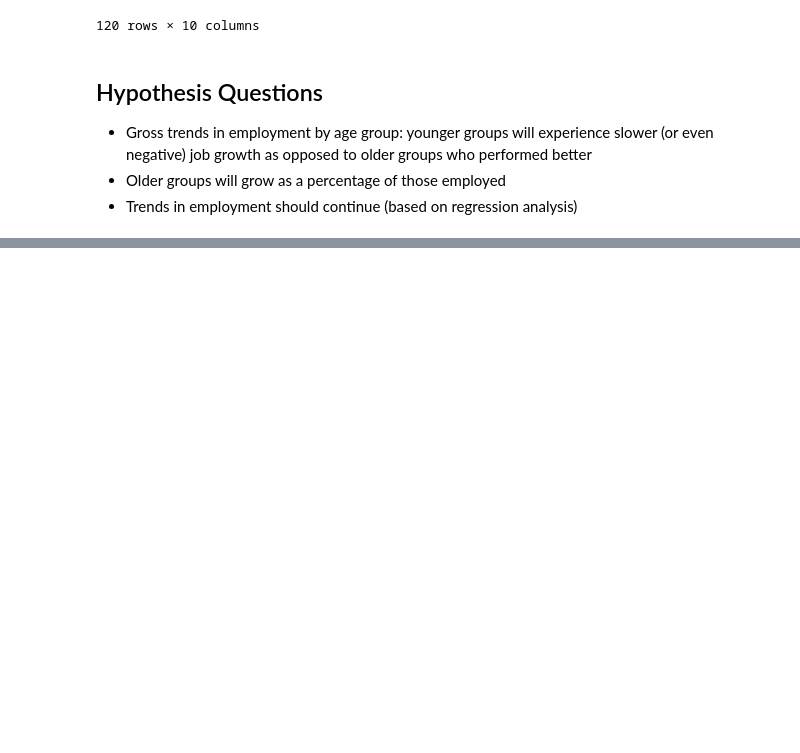
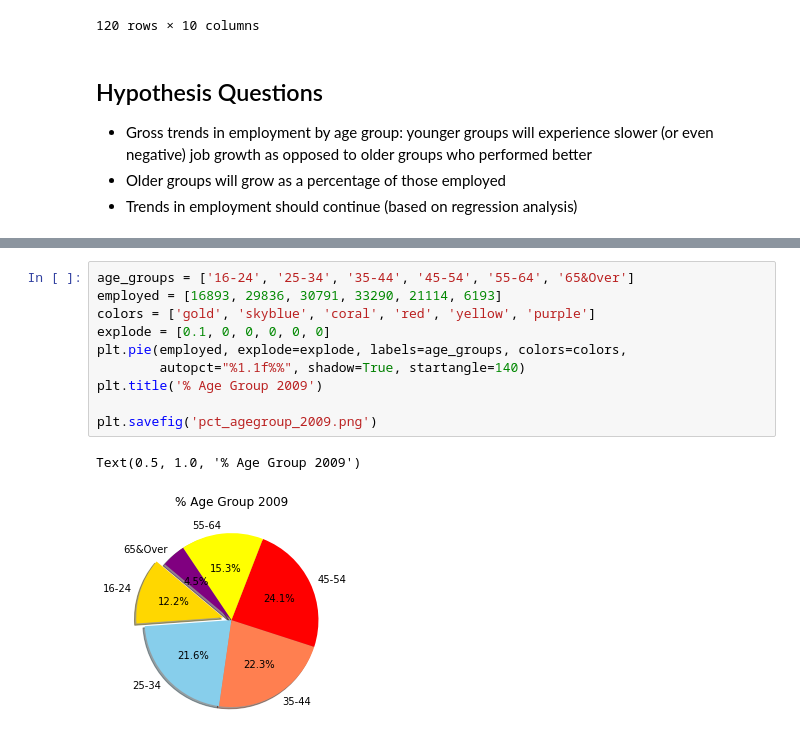
Before and after one commit to soraerae/Project-01-Employment-Data, a Jupyter notebook: job_age_csv.ipynb, the cells around one changed output, grey strips where cells are left out. Saved outputs shown, nothing was run; the diff lists cells and outputs as text; blank space fills up the shorter version.

```diff
--- a/job_age_csv.ipynb
+++ b/job_age_csv.ipynb
@@ -86,0 +137,13 @@ legend.legendHandles[5]._sizes = [30]
+# %%
+age_groups = ['16-24', '25-34', '35-44', '45-54', '55-64', '65&Over']
+employed = [16893, 29836, 30791, 33290, 21114, 6193]
+colors = ['gold', 'skyblue', 'coral', 'red', 'yellow', 'purple']
+explode = [0.1, 0, 0, 0, 0, 0]
+plt.pie(employed, explode=explode, labels=age_groups, colors=colors,
+        autopct="%1.1f%%", shadow=True, startangle=140)
+plt.title('% Age Group 2009')
+
+plt.savefig('pct_agegroup_2009.png')
+# %% [output]
+Text(0.5, 1.0, '% Age Group 2009')
+[figure, added]
```
Also changed, not shown: parts of 4 cells of this notebook, 1 other file.
